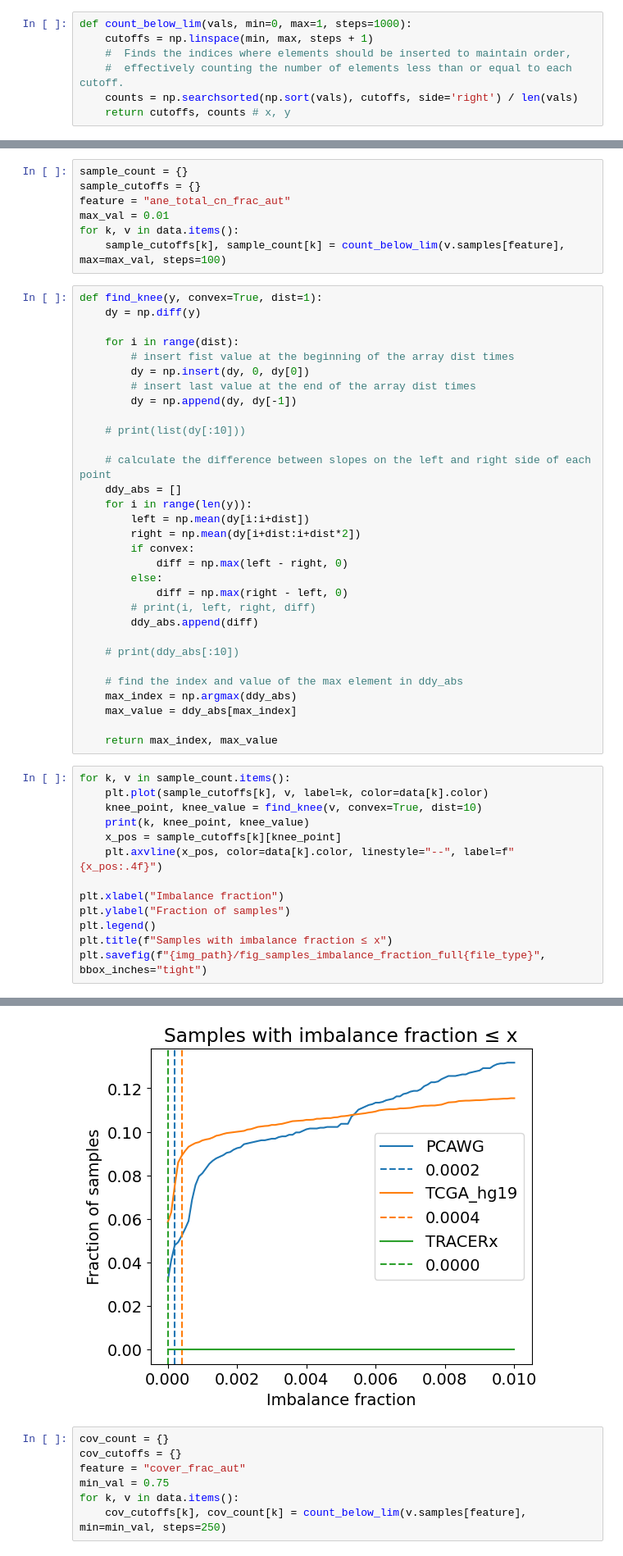
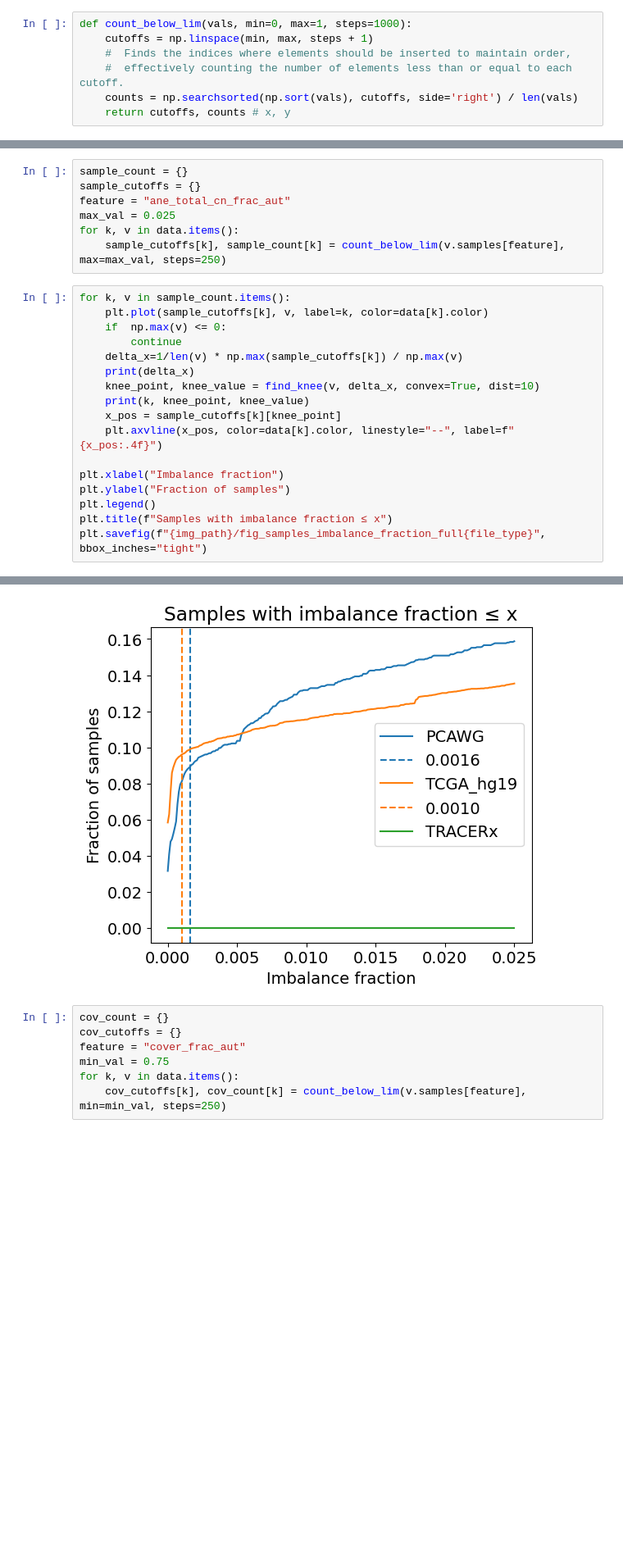
Before and after one commit to ICCB-Cologne/CNSistent, a Jupyter notebook: notebooks/analyze/analyze_cutoffs.ipynb, the cells around one changed output, grey strips where cells are left out. Shown at 82% size. Cells and saved outputs as stored; diff of their text form; blank space fills up the shorter version.

Commit message:
Elbow point calculation works.

```diff
--- a/notebooks/analyze/analyze_cutoffs.ipynb
+++ b/notebooks/analyze/analyze_cutoffs.ipynb
@@ -29,44 +73,17 @@ def count_below_lim(vals, min=0, max=1, steps=1000):
 sample_count = {}
 sample_cutoffs = {}
 feature = "ane_total_cn_frac_aut"
-max_val = 0.01
+max_val = 0.025
 for k, v in data.items():
-    sample_cutoffs[k], sample_count[k] = count_below_lim(v.samples[feature], max=max_val, steps=100)
+    sample_cutoffs[k], sample_count[k] = count_below_lim(v.samples[feature], max=max_val, steps=250)
-# %%
-def find_knee(y, convex=True, dist=1):
-	dy = np.diff(y)
-
-	for i in range(dist):
-		# insert fist value at the beginning of the array dist times
-		dy = np.insert(dy, 0, dy[0])
-		# insert last value at the end of the array dist times
-		dy = np.append(dy, dy[-1])
-
-	# print(list(dy[:10]))
-
-	# calculate the difference between slopes on the left and right side of each point
-	ddy_abs = []
-	for i in range(len(y)):
-		left = np.mean(dy[i:i+dist])
-		right = np.mean(dy[i+dist:i+dist*2])
-		if convex:
-			diff = np.max(left - right, 0)
-		else:
-			diff = np.max(right - left, 0)
-		# print(i, left, right, diff)
-		ddy_abs.append(diff)
-
-	# print(ddy_abs[:10])
-
-	# find the index and value of the max element in ddy_abs
-	max_index = np.argmax(ddy_abs)
-	max_value = ddy_abs[max_index]
-
-	return max_index, max_value
 # %%
 for k, v in sample_count.items():
     plt.plot(sample_cutoffs[k], v, label=k, color=data[k].color)
-    knee_point, knee_value = find_knee(v, convex=True, dist=10)
+    if  np.max(v) <= 0:
+        continue
+    delta_x=1/len(v) * np.max(sample_cutoffs[k]) / np.max(v)
+    print(delta_x)
+    knee_point, knee_value = find_knee(v, delta_x, convex=True, dist=10)
     print(k, knee_point, knee_value)
     x_pos = sample_cutoffs[k][knee_point]
     plt.axvline(x_pos, color=data[k].color, linestyle="--", label=f"{x_pos:.4f}")
@@ -83,4 +101,4 @@ TRACERx 0 0.0
-[figure, old version]
+[figure, new version]
 # %%
 cov_count = {}
 cov_cutoffs = {}
```
Also changed, not shown: parts of 4 cells of this notebook.
